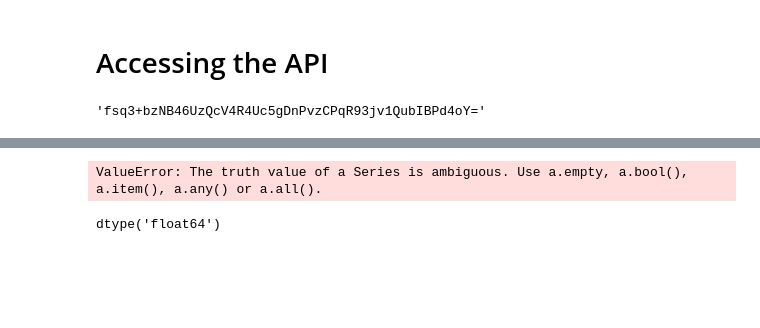
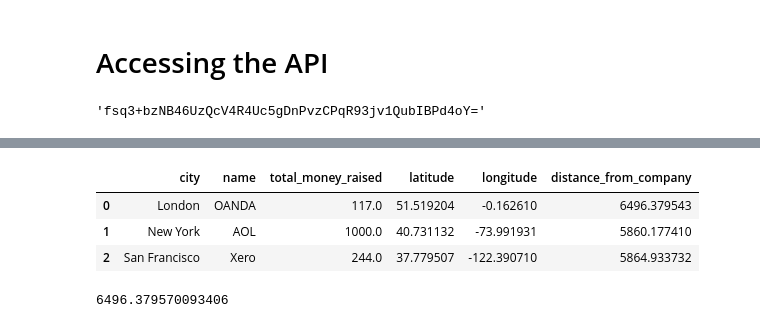
Before and after one commit to Maya-Souza/Project_3_Company_Headquarters, a Jupyter notebook: Untitled.ipynb, the cells around one changed output, grey strips where cells are left out. Drawn from its saved outputs; the diff is of its cells as text; code cells hidden in the pictures; blank space fills up the shorter version.

```diff
--- a/Untitled.ipynb
+++ b/Untitled.ipynb
@@ -268 +281,8 @@ nurseries1 = nurseries
+# %%
+df3_topcompanies
+# %% [output]
+|  | city | name | total_money_raised | latitude | longitude | distance_from_company |
+| 0 | London | OANDA | 117.0 | 51.519204 | -0.162610 | 6496.379543 |
+| 1 | New York | AOL | 1000.0 | 40.731132 | -73.991931 | 5860.177410 |
+| 2 | San Francisco | Xero | 244.0 | 37.779507 | -122.390710 | 5864.933732 |
 # %%
@@ -292 +328,5 @@ def distances(df, dic):
+# %%
+hs.haversine((51.519204, -0.162610), (37.023019, -84.12225))
+# %% [output]
+6496.379570093406
 # %%
@@ -304,11 +348,3 @@ distances(df3_topcompanies, air) ##why is the first value always wrong?
-# %%
-hs.haversine((air["New York"]["lat"].head(1), air["New York"]["lon"].head(1)), (40.731132, -73.991931))
-# %% [output]
-ValueError: The truth value of a Series is ambiguous. Use a.empty, a.bool(), a.item(), a.any() or a.all().
-# %%
-air["New York"]["lon"].dtypes
-# %% [output]
-dtype('float64')
 # %%
 
 def concat_dfs(list_, city):
```
Also changed, not shown: parts of 24 cells of this notebook.
